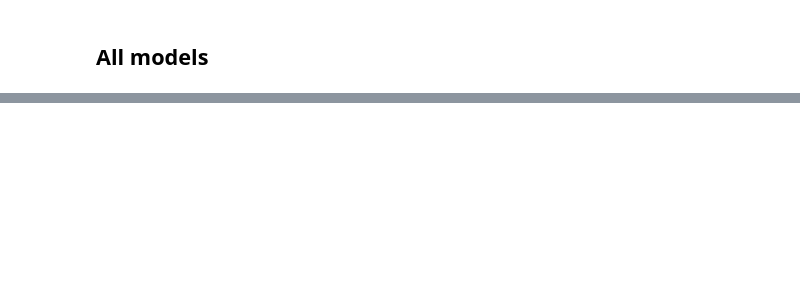
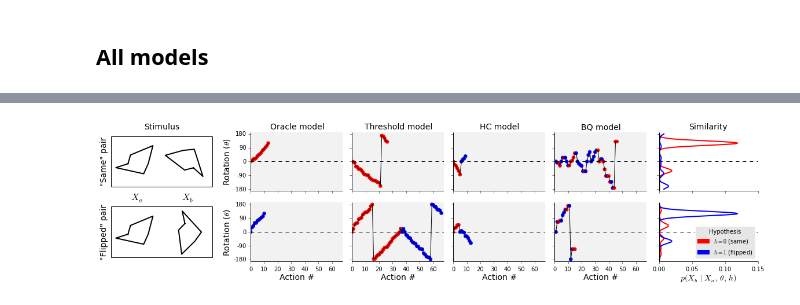
Before and after one commit to jhamrick/optimal-mental-rotation, a Jupyter notebook: analysis/model-examples.ipynb, the cells around one changed output, grey strips where cells are left out. Drawn from its saved outputs; the diff is of its cells as text; code cells hidden in the pictures; blank space fills up the shorter version.

Commit message:
Update model example plot

```diff
--- a/analysis/model-examples.ipynb
+++ b/analysis/model-examples.ipynb
@@ -222,6 +225,6 @@ format_plot(fig, axes)
 all_models = [
     ("Oracle model", o_model0, o_model1),
     ("Threshold model", t_model0, t_model1),
-    ("Hill-climbing model", hc_model0, hc_model1),
-    ("Bayesian quadrature model", bq_model0, bq_model1)
+    ("HC model", hc_model0, hc_model1),
+    ("BQ model", bq_model0, bq_model1)
 ]
@@ -257,0 +332,50 @@ util.save(FIG_PATH.joinpath("model-traces"), ext=["png", "pdf"], close=False)
+# %%
+def plot_stims(sspec):
+    gs = gridspec.GridSpecFromSubplotSpec(2, 1, subplot_spec=sspec)
+    axes = np.empty(2, dtype=object)
+    for i in xrange(2):
+        axes[i] = plt.subplot(gs[i])
+
+    plot_stim_pair(axes[0], Xa, Xb0)
+    plot_stim_pair(axes[1], Xa, Xb1)
+    axes[1].set_xticks([])
+    axes[0].set_ylabel("\"Same\" pair", fontsize=14)
+    axes[1].set_ylabel("\"Flipped\" pair", fontsize=14)
+    axes[0].set_title("Stimulus", fontsize=14)
+
+    return axes
+# %%
+fig = plt.figure(figsize=(16, 4))
+gs = gridspec.GridSpec(1, 2, width_ratios=[1, 5], wspace=0.125, left=0.02, right=0.99)
+gs1 = gridspec.GridSpecFromSubplotSpec(1, 2, subplot_spec=gs[1], width_ratios=[4, 1], wspace=0.05)
+
+axes0 = plot_stims(gs[0])
+axes1 = plot_traces(gs1[0])
+axes2 = plot_similarity(gs1[1])
+
+# misc formatting
+axes0[0].tick_params(axis='x', pad=10)
+axes0[0].title.set_position((0.5, 1.08))
+
+# add the legend
+p0 = plt.Rectangle((0, 0), 1, 1, fc="r", ec="r")
+p1 = plt.Rectangle((0, 0), 1, 1, fc="b", ec="b")
+leg = axes2[1].legend(
+    [p0, p1], ["$h=0$ (same)", "$h=1$ (flipped)"],
+    numpoints=1, fontsize=10,
+    loc='lower right',
+    title='Hypothesis')
+frame = leg.get_frame()
+frame.set_facecolor('0.9')
+frame.set_edgecolor('#FFFFFF')
+
+util.sync_ylims(*np.concatenate([axes1.flat, axes2]))
+util.sync_xlabel_coords(np.concatenate([axes1.flat, axes2]), -0.2)
+util.sync_ylabel_coords(axes1.flat, -0.2)
+
+for ax in axes1.flat:
+    ax.set_axis_bgcolor('0.95')
+
+util.save(FIG_PATH.joinpath("model-traces"), ext=["png", "pdf"], close=False)
+# %% [output]
+[figure, added]
```
Also changed, not shown: parts of 20 cells of this notebook, 2 other files.
